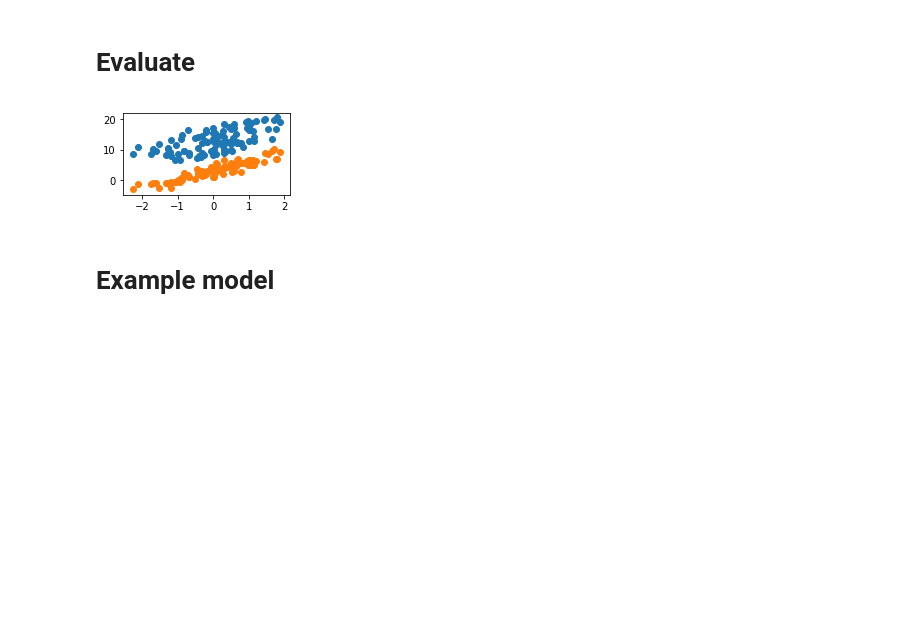
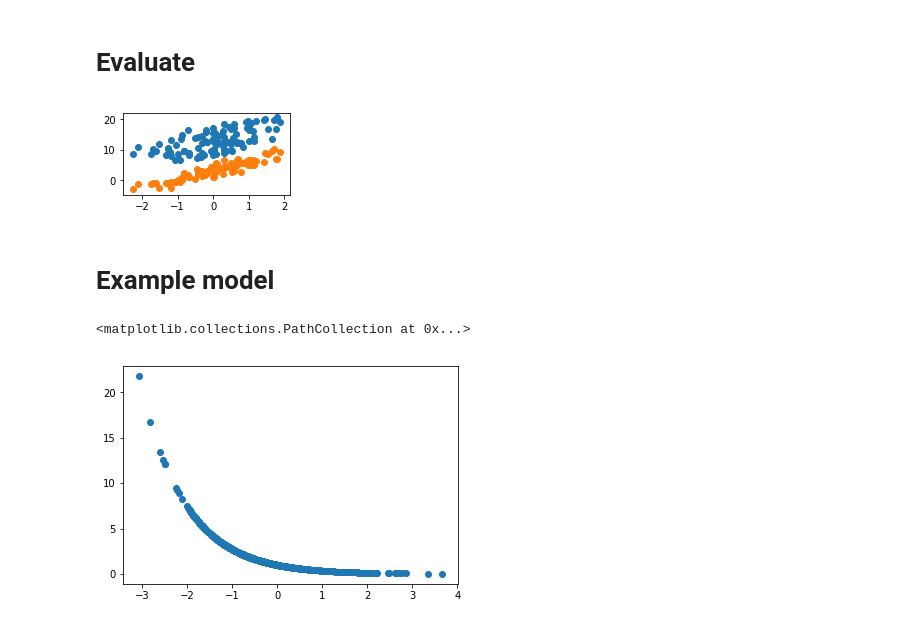
Before and after one commit to zgcarvalho/Seq2Sec, a Jupyter notebook: Untitled.ipynb, the cells around one changed output. Cells and saved outputs as stored; diff of their text form; code cells hidden in the pictures; blank space fills up the shorter version.

```diff
--- a/Untitled.ipynb
+++ b/Untitled.ipynb
@@ -64,0 +67,9 @@ class Model(nn.Module):
+# %%
+f = lambda x: np.exp(-x)
+# %%
+x = np.random.randn(1000)
+# %%
+plt.scatter(x, f(x))
+# %% [output]
+<matplotlib.collections.PathCollection at 0x...>
+[figure, added]
```
Also changed, not shown: parts of 1 cell of this notebook, 7 other files.
